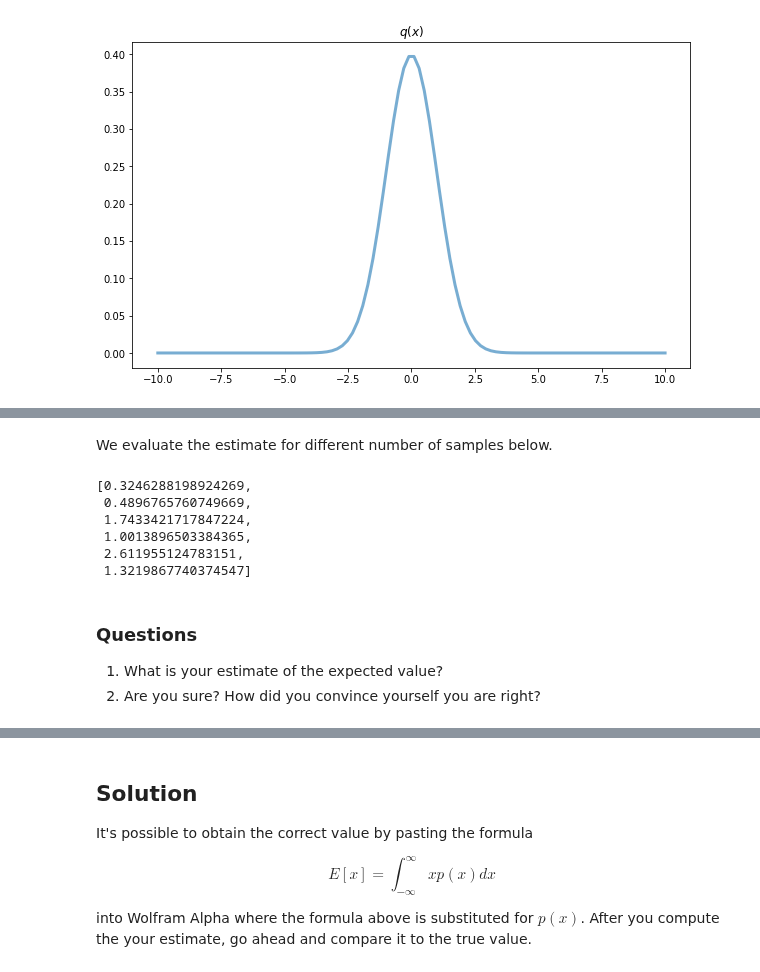
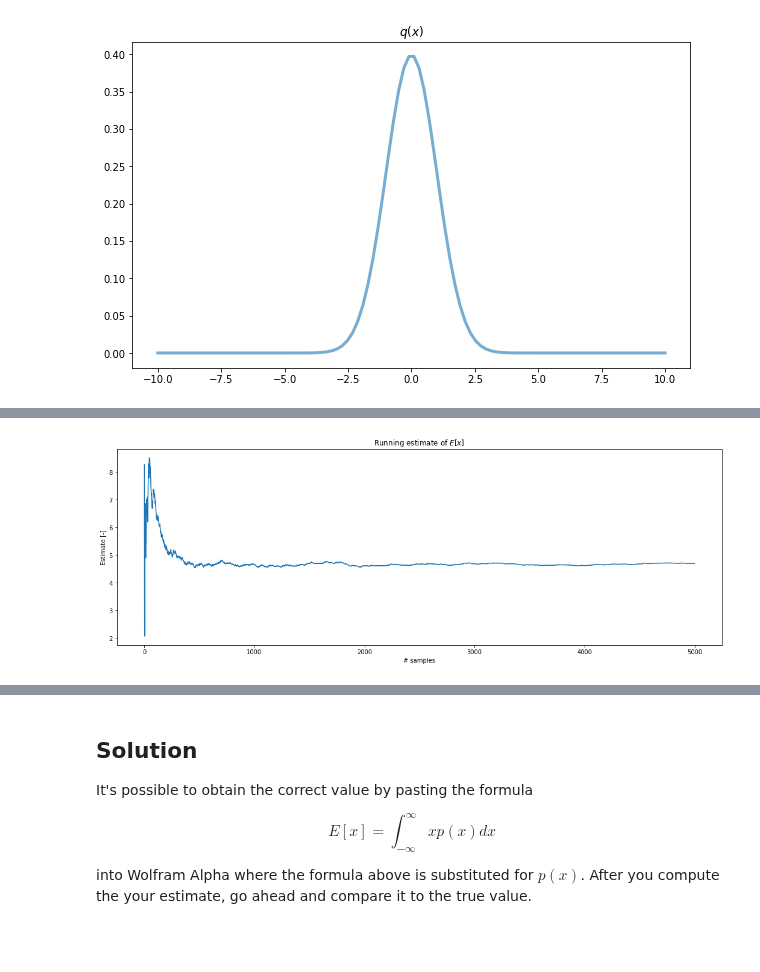
Before and after one commit to fonnesbeck/PyMC3_DataScienceLA, a Jupyter notebook: notebooks/3b. Monte Carlo methods - importance sampling.ipynb, the cells around one changed output, grey strips where cells are left out. Drawn from its saved outputs; the diff is of its cells as text; code cells hidden in the pictures; blank space fills up the shorter version.

```diff
--- a/notebooks/3b. Basic Monte Carlo methods.ipynb
+++ b/notebooks/3b. Monte Carlo methods - importance sampling.ipynb
@@ -75,14 +73,17 @@ from scipy.stats import norm
 # Let's use the normal distribution for the sampling - it will become our q distribution.  However we need to ensure that the space is sampled properly
 # Observe that q(x) > 0 everywhere but for the current parameters (mean=0, scale=1) but if you repeat your estimation
 # several times, you will see a large variation.  Why is that?
-#
-# Try to change the standard deviation (scale) around.  What's the effect, when you look at the **estimate_expected_value** plot below?
+
+# These are the (designed) parameters of our $q$ distribution.
+
+q_mean = 0.
+q_stdev = 1.
 
 def designed_q(x):
-    return norm.pdf(x, loc=0, scale=1)
+    return norm.pdf(x, loc=q_mean, scale=q_stdev)
 
 def sample_q(size):
-    return norm.rvs(loc=0,scale=1,size=size)
+    return norm.rvs(loc=q_mean,scale=q_stdev,size=size)
 # %%
 fig = plt.figure(figsize=(10,6))
 ax = fig.gca()
@@ -102,15 +102,21 @@ def estimate_expected_value(n):
-# %% [markdown]
-We evaluate the estimate for different number of samples below.
-# %%
-[estimate_expected_value(n=n) for n in [500, 1000, 5000, 10000, 50000, 100000]]
-# %% [output]
-[0.3246288198924269,
- 0.4896765760749669,
- 1.7433421717847224,
- 1.0013896503384365,
- 2.611955124783151,
- 1.3219867740374547]
-# %% [markdown]
-### Questions
-1. What is your estimate of the expected value?
-2. Are you sure? How did you convince yourself you are right?
+# %%
+def compute_samples(n):
+    return [x*eval_p(x)/designed_q(x) for x in sample_q(n)]
+
+# Instead of just computing np.mean(compute_samples(n)), let's do something slightly different
+# and compute the running estimate after each sample so that the final value will be equal to
+# np.mean(compute_samples(n)) but we will have interim estimates as well.
+
+def compute_running_estimates(n):
+    return [s/(i+1.) for i,s in enumerate(np.cumsum(compute_samples(n)))]
+# %%
+np.random.seed(12345678)
+running_estimates = compute_running_estimates(5000)
+
+plt.figure(figsize=(18,6))
+plt.plot(running_estimates)
+plt.title('Running estimate of $E[x]$')
+plt.xlabel('# samples')
+_ = plt.ylabel('Estimate [-]')
+# %% [output]
+[figure, added]
```
Also changed, not shown: parts of 8 cells of this notebook, 1 other file.
